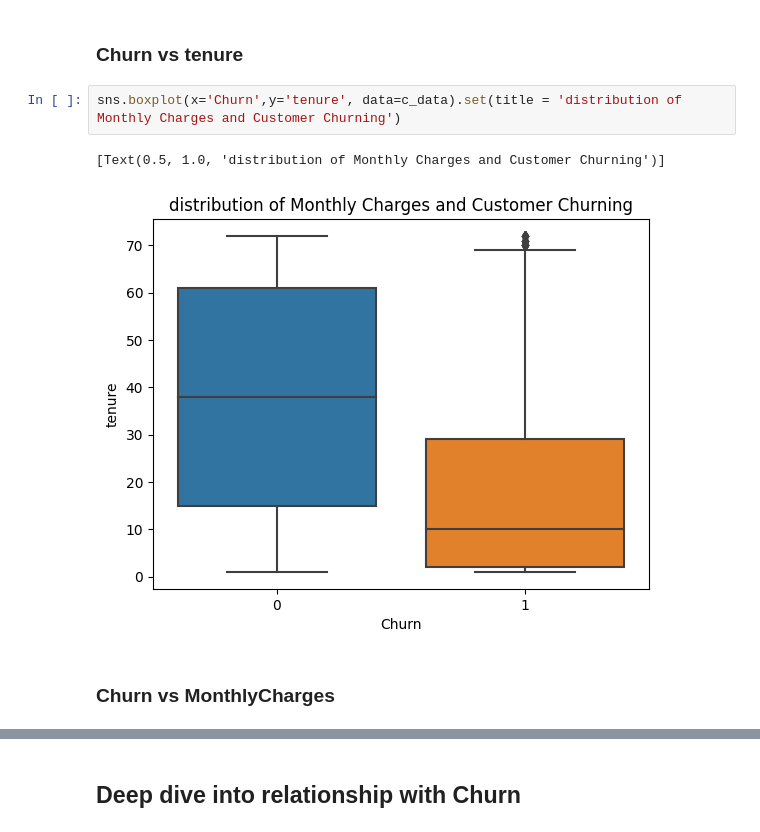
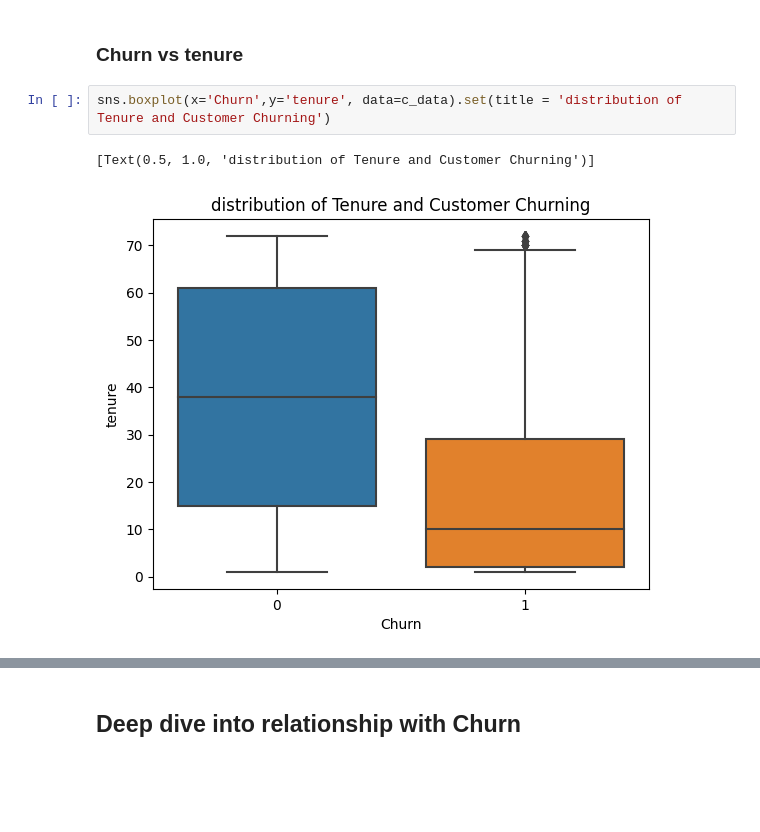
Before and after one commit to slickHnaa/Career_Accelerator_LP3-Classifcation, a Jupyter notebook: 05_Churn.ipynb, the cells around one changed output, grey strips where cells are left out. Saved outputs shown, nothing was run; the diff lists cells and outputs as text; blank space fills up the shorter version.

```diff
--- a/05_Churn.ipynb
+++ b/05_Churn.ipynb
@@ -509,9 +513,7 @@ sns.violinplot(x='Dependents',y='MonthlyCharges',data=c_data, palette='rainbow')
 # %% [markdown]
 ### Churn vs tenure
 # %%
-sns.boxplot(x='Churn',y='tenure', data=c_data).set(title = 'distribution of Monthly Charges and Customer Churning')
+sns.boxplot(x='Churn',y='tenure', data=c_data).set(title = 'distribution of Tenure and Customer Churning')
 # %% [output]
-[Text(0.5, 1.0, 'distribution of Monthly Charges and Customer Churning')]
+[Text(0.5, 1.0, 'distribution of Tenure and Customer Churning')]
-[figure, old version]
+[figure, new version]
-# %% [markdown]
-### Churn vs MonthlyCharges
```
Also changed, not shown: parts of 48 cells of this notebook.
